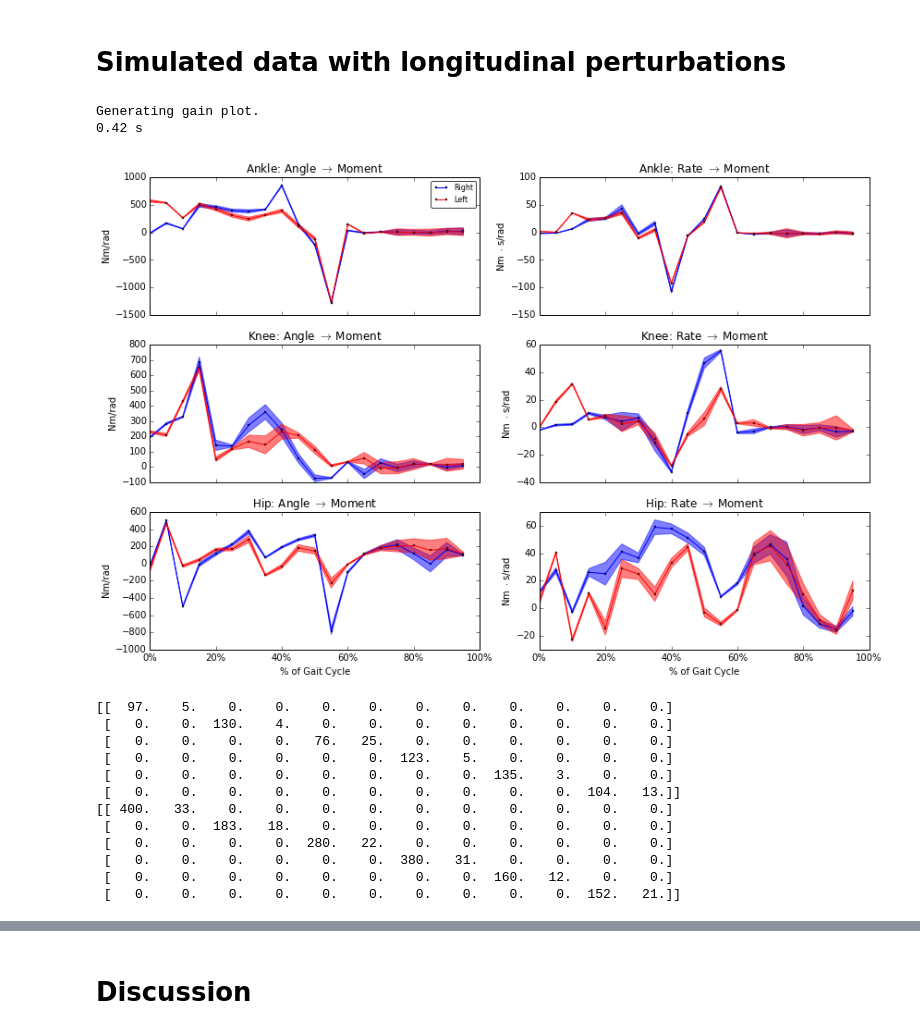
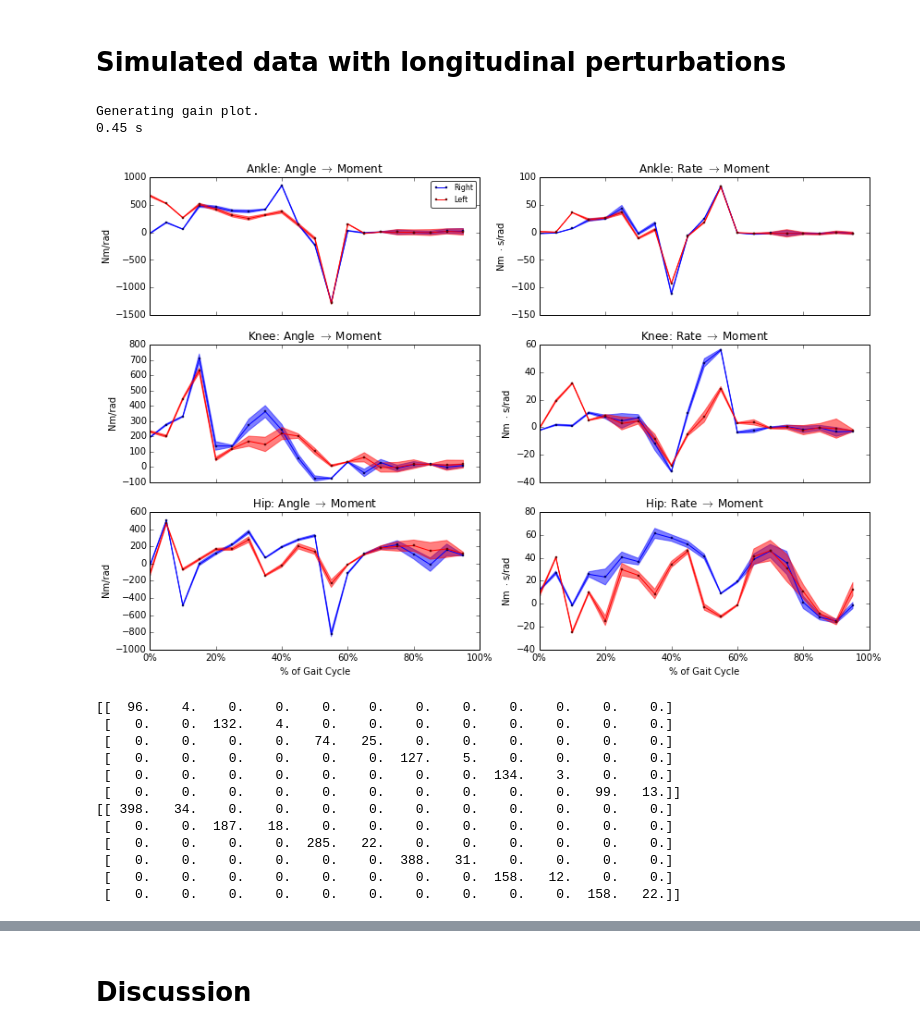
Before and after one commit to csu-hmc/gait-control-direct-id-paper, a Jupyter notebook: notebooks/identify_from_simulated_data.ipynb, the cells around one changed output, grey strips where cells are left out. Cells and saved outputs as stored; diff of their text form; code cells hidden in the pictures.

Commit message:
Added comparison to Ton's simple identification.

```diff
--- a/notebooks/identify_from_simulated_data.ipynb
+++ b/notebooks/identify_from_simulated_data.ipynb
@@ -117,35 +132,35 @@ print(result[0].std(axis=0))
 # %%
 df = pandas.read_csv('../data/simulated-data-with-perturbations-600-seconds.txt',
                      delimiter='\t', index_col='TimeStamp')
 df.rename(columns=utils.simulated_data_header_map(), inplace=True)
 walk_data = WalkingData(df)
 null = walk_data.grf_landmarks('FP2.ForY', 'FP1.ForY', threshold=5.0)
 cycles = walk_data.split_at('right', num_samples=20)
 sensors, controls = utils.load_sensors_and_controls()
-solver = SimpleControlSolver(cycles, sensors, controls)
+solver = SimpleControlSolver(cycles.iloc[:400], sensors, controls, cycles.iloc[400:])
 gain_omission_matrix = np.zeros((len(controls), len(sensors))).astype(bool)
 for i, row in enumerate(gain_omission_matrix):
     row[2 * i:2 * i + 2] = True
 result = solver.solve(gain_omission_matrix=gain_omission_matrix)
 fig, axes = utils.plot_joint_isolated_gains(sensors, controls, result[0], result[3])
 # %% [output]
 Generating gain plot.
-0.42 s
+0.45 s
-[figure, old version]
+[figure, new version]
 # %%
 np.set_printoptions(precision=0)
 print(result[0].mean(axis=0))
 print(result[0].std(axis=0))
 # %% [output]
-[[  97.    5.    0.    0.    0.    0.    0.    0.    0.    0.    0.    0.]
- [   0.    0.  130.    4.    0.    0.    0.    0.    0.    0.    0.    0.]
- [   0.    0.    0.    0.   76.   25.    0.    0.    0.    0.    0.    0.]
- [   0.    0.    0.    0.    0.    0.  123.    5.    0.    0.    0.    0.]
- [   0.    0.    0.    0.    0.    0.    0.    0.  135.    3.    0.    0.]
- [   0.    0.    0.    0.    0.    0.    0.    0.    0.    0.  104.   13.]]
-[[ 400.   33.    0.    0.    0.    0.    0.    0.    0.    0.    0.    0.]
- [   0.    0.  183.   18.    0.    0.    0.    0.    0.    0.    0.    0.]
- [   0.    0.    0.    0.  280.   22.    0.    0.    0.    0.    0.    0.]
- [   0.    0.    0.    0.    0.    0.  380.   31.    0.    0.    0.    0.]
- [   0.    0.    0.    0.    0.    0.    0.    0.  160.   12.    0.    0.]
- [   0.    0.    0.    0.    0.    0.    0.    0.    0.    0.  152.   21.]]
+[[  96.    4.    0.    0.    0.    0.    0.    0.    0.    0.    0.    0.]
+ [   0.    0.  132.    4.    0.    0.    0.    0.    0.    0.    0.    0.]
+ [   0.    0.    0.    0.   74.   25.    0.    0.    0.    0.    0.    0.]
+ [   0.    0.    0.    0.    0.    0.  127.    5.    0.    0.    0.    0.]
+ [   0.    0.    0.    0.    0.    0.    0.    0.  134.    3.    0.    0.]
+ [   0.    0.    0.    0.    0.    0.    0.    0.    0.    0.   99.   13.]]
+[[ 398.   34.    0.    0.    0.    0.    0.    0.    0.    0.    0.    0.]
+ [   0.    0.  187.   18.    0.    0.    0.    0.    0.    0.    0.    0.]
+ [   0.    0.    0.    0.  285.   22.    0.    0.    0.    0.    0.    0.]
+ [   0.    0.    0.    0.    0.    0.  388.   31.    0.    0.    0.    0.]
+ [   0.    0.    0.    0.    0.    0.    0.    0.  158.   12.    0.    0.]
+ [   0.    0.    0.    0.    0.    0.    0.    0.    0.    0.  158.   22.]]
```
Also changed, not shown: parts of 20 cells of this notebook.
